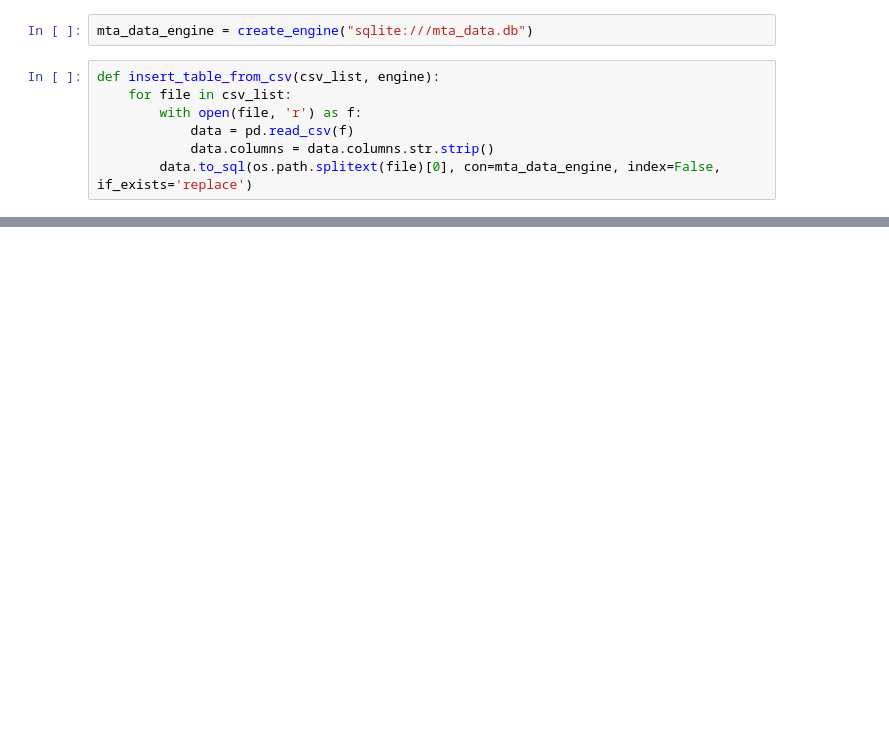
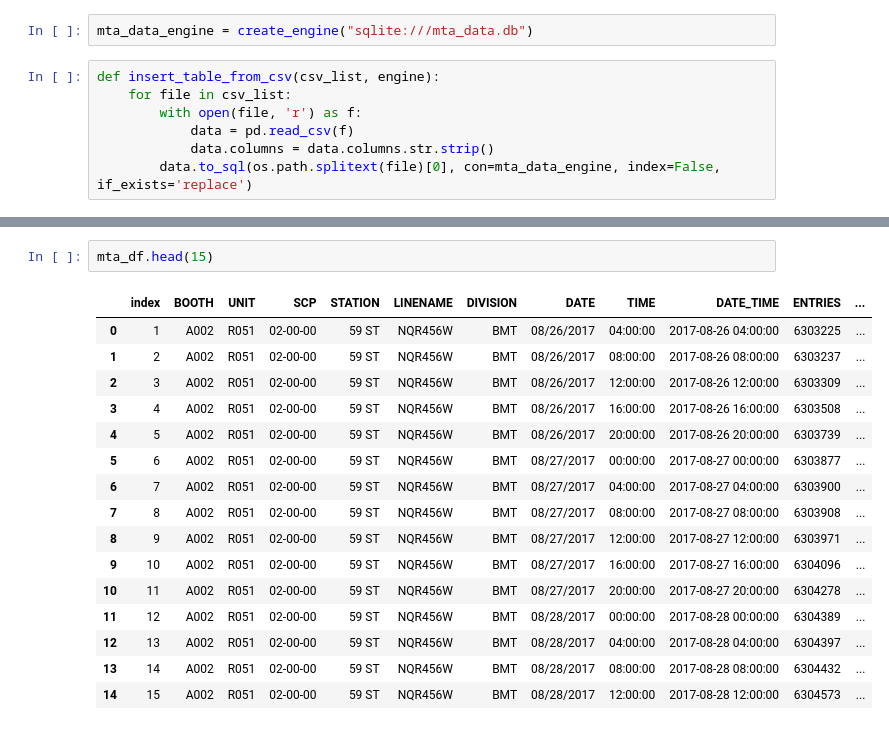
Before and after one commit to hmlewis-astro/mta_analysis, a Jupyter notebook: mta_heat.ipynb, the cells around one changed output, grey strips where cells are left out. Cells and saved outputs as stored; diff of their text form; blank space fills up the shorter version.

```diff
--- a/mta_heat.ipynb
+++ b/mta_heat.ipynb
@@ -107,0 +176,19 @@ mta_df
+# %%
+mta_df.head(15)
+# %% [output]
+|  | index | BOOTH | UNIT | SCP | STATION | LINENAME | DIVISION | DATE | TIME | DATE_TIME | ENTRIES | ... |
+| 0 | 1 | A002 | R051 | 02-00-00 | 59 ST | NQR456W | BMT | 08/26/2017 | 04:00:00 | 2017-08-26 04:00:00 | 6303225 | ... |
+| 1 | 2 | A002 | R051 | 02-00-00 | 59 ST | NQR456W | BMT | 08/26/2017 | 08:00:00 | 2017-08-26 08:00:00 | 6303237 | ... |
+| 2 | 3 | A002 | R051 | 02-00-00 | 59 ST | NQR456W | BMT | 08/26/2017 | 12:00:00 | 2017-08-26 12:00:00 | 6303309 | ... |
+| 3 | 4 | A002 | R051 | 02-00-00 | 59 ST | NQR456W | BMT | 08/26/2017 | 16:00:00 | 2017-08-26 16:00:00 | 6303508 | ... |
+| 4 | 5 | A002 | R051 | 02-00-00 | 59 ST | NQR456W | BMT | 08/26/2017 | 20:00:00 | 2017-08-26 20:00:00 | 6303739 | ... |
+| 5 | 6 | A002 | R051 | 02-00-00 | 59 ST | NQR456W | BMT | 08/27/2017 | 00:00:00 | 2017-08-27 00:00:00 | 6303877 | ... |
+| 6 | 7 | A002 | R051 | 02-00-00 | 59 ST | NQR456W | BMT | 08/27/2017 | 04:00:00 | 2017-08-27 04:00:00 | 6303900 | ... |
+| 7 | 8 | A002 | R051 | 02-00-00 | 59 ST | NQR456W | BMT | 08/27/2017 | 08:00:00 | 2017-08-27 08:00:00 | 6303908 | ... |
+| 8 | 9 | A002 | R051 | 02-00-00 | 59 ST | NQR456W | BMT | 08/27/2017 | 12:00:00 | 2017-08-27 12:00:00 | 6303971 | ... |
+| 9 | 10 | A002 | R051 | 02-00-00 | 59 ST | NQR456W | BMT | 08/27/2017 | 16:00:00 | 2017-08-27 16:00:00 | 6304096 | ... |
+| 10 | 11 | A002 | R051 | 02-00-00 | 59 ST | NQR456W | BMT | 08/27/2017 | 20:00:00 | 2017-08-27 20:00:00 | 6304278 | ... |
+| 11 | 12 | A002 | R051 | 02-00-00 | 59 ST | NQR456W | BMT | 08/28/2017 | 00:00:00 | 2017-08-28 00:00:00 | 6304389 | ... |
+| 12 | 13 | A002 | R051 | 02-00-00 | 59 ST | NQR456W | BMT | 08/28/2017 | 04:00:00 | 2017-08-28 04:00:00 | 6304397 | ... |
+| 13 | 14 | A002 | R051 | 02-00-00 | 59 ST | NQR456W | BMT | 08/28/2017 | 08:00:00 | 2017-08-28 08:00:00 | 6304432 | ... |
+| 14 | 15 | A002 | R051 | 02-00-00 | 59 ST | NQR456W | BMT | 08/28/2017 | 12:00:00 | 2017-08-28 12:00:00 | 6304573 | ... |
```
Also changed, not shown: parts of 22 cells of this notebook, 7 other files.
